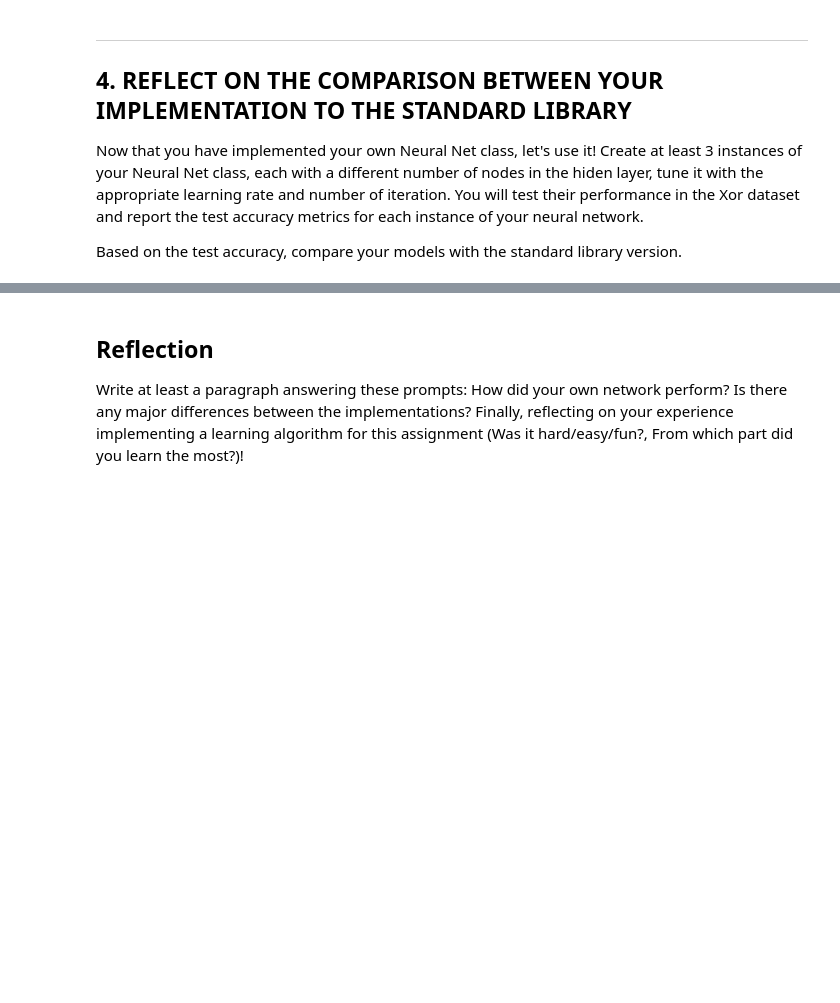
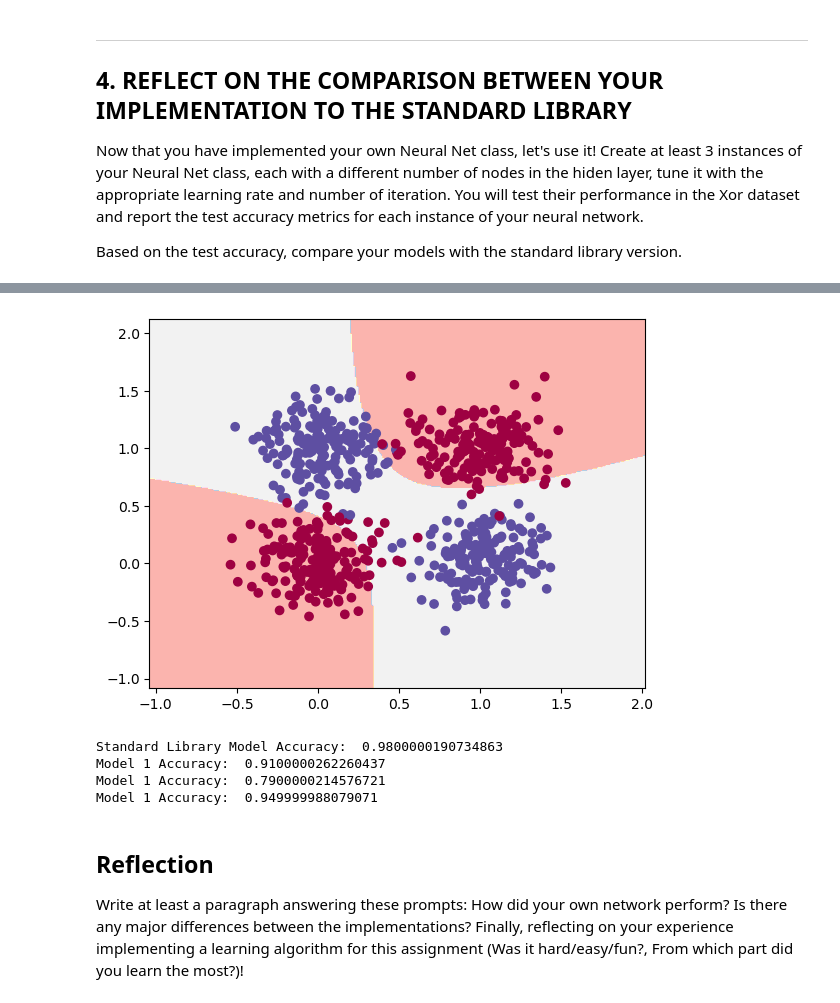
Before and after one commit to hyounce/Deep-Learning, a Jupyter notebook: Assignments/M2_6_Assignment_1_Implementing_ANN_for_XOR_problem.ipynb, the cells around one changed output, grey strips where cells are left out. Drawn from its saved outputs; the diff is of its cells as text; code cells hidden in the pictures; blank space fills up the shorter version.

```diff
--- a/Assignments/M2_6_Assignment_1_Implementing_ANN_for_XOR_problem.ipynb
+++ b/Assignments/M2_6_Assignment_1_Implementing_ANN_for_XOR_problem.ipynb
@@ -429,0 +408,17 @@ Accuracy on the test set is  tensor(0.7400)
+# %%
+# MODEL 3 here
+# MODEL 1 here
+n0 = 2
+n1 = 100
+n2 = 2
+alpha = 0.1
+epochs = 150
+
+# Build a model with 3 layers
+myModel3 = MyNeuralNet(n0, n1, n2, alpha)
+myModel3.fit(X_train, y_train, epochs, X_val, y_val)
+print("Accuracy on the test set is ", myModel3.evaluate(X_test, y_test))
+
+# Plot the decision boundary
+myModel3.plot_decision_boundary(X_train, y_train)
+# %% [output]
@@ -430,3 +441,15 @@ Accuracy on the test set is  tensor(0.7400)
+[figure, added]
+# %%
+# COMPARISONS OF THESE MODELS WITH THE STANDARD LIBRARY MODEL IN TASK 2
+print("Standard Library Model Accuracy: ", accuracy.item())
+print("Model 1 Accuracy: ", myModel1.evaluate(X_test, y_test).item())
+print("Model 1 Accuracy: ", myModel2.evaluate(X_test, y_test).item())
+print("Model 1 Accuracy: ", myModel3.evaluate(X_test, y_test).item())
+# %% [output]
+Standard Library Model Accuracy:  0.9800000190734863
+Model 1 Accuracy:  0.9100000262260437
+Model 1 Accuracy:  0.7900000214576721
+Model 1 Accuracy:  0.949999988079071
 # %% [markdown]
 ## Reflection
 Write at least a paragraph answering these prompts: How did your own network perform? Is there any major differences between the implementations? Finally, reflecting on your experience implementing a learning algorithm for this assignment (Was it hard/easy/fun?, From which part did you learn the most?)!
```
Also changed, not shown: parts of 11 cells of this notebook.
